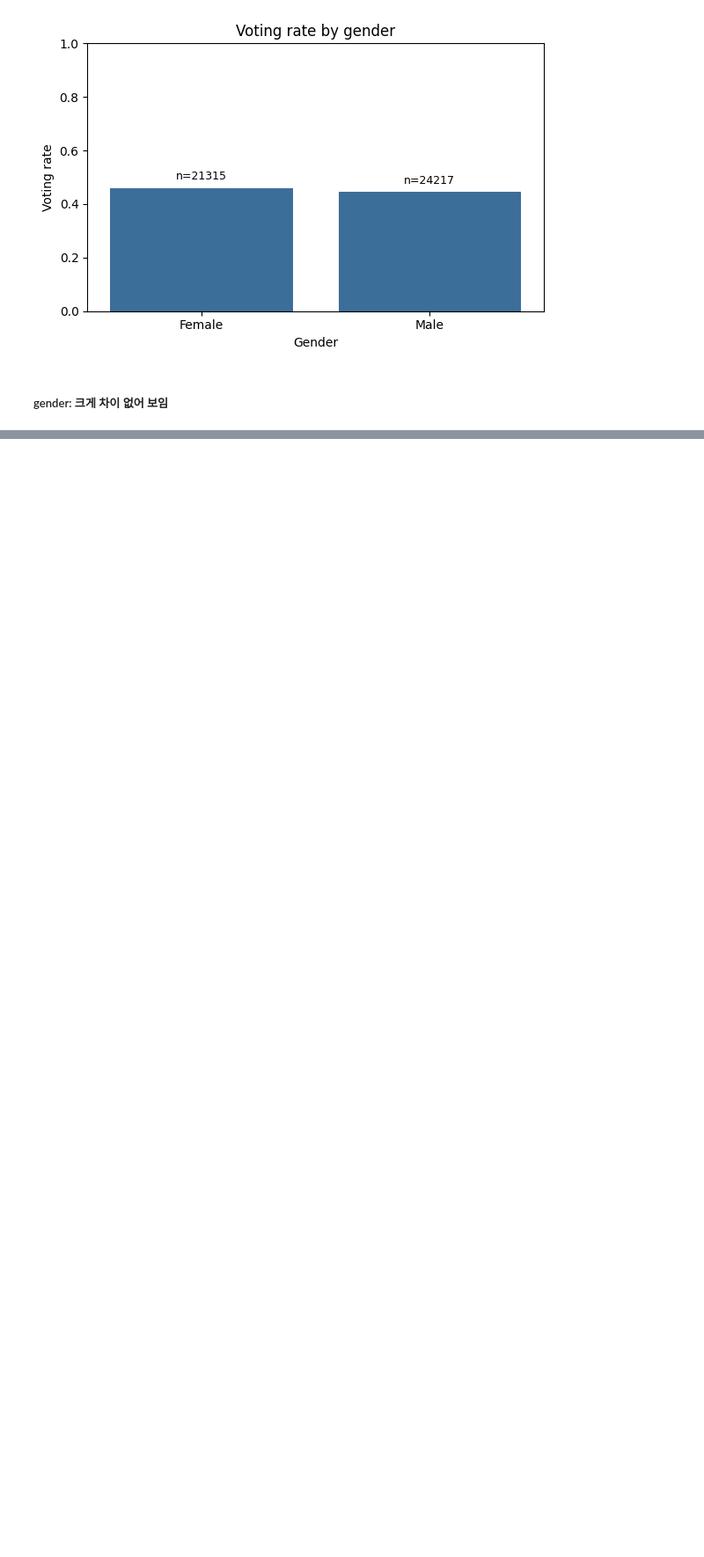
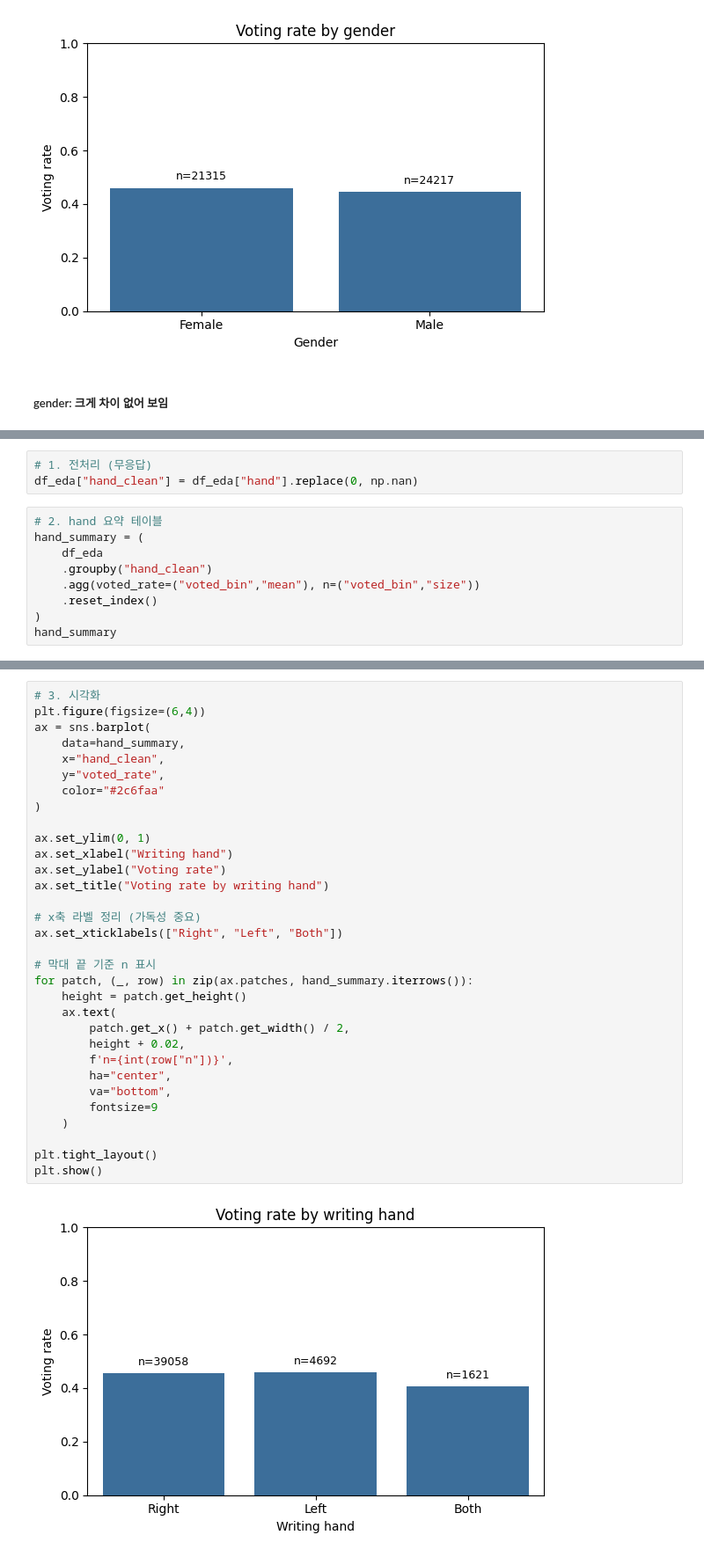
Before and after one commit to hyem1013/vote-AI, a Jupyter notebook: notebooks/hyemin/01_EDA.ipynb, the cells around one changed output, grey strips where cells are left out. Shown at 88% size. Cells and saved outputs as stored; diff of their text form; blank space fills up the shorter version.

```diff
--- a/notebooks/hyemin/01_EDA.ipynb
+++ b/notebooks/hyemin/01_EDA.ipynb
@@ -1012,0 +1016,12 @@ plt.show()
+# %%
+# 1. 전처리 (무응답)
+df_eda["hand_clean"] = df_eda["hand"].replace(0, np.nan)
+# %%
+# 2. hand 요약 테이블
+hand_summary = (
+    df_eda
+    .groupby("hand_clean")
+    .agg(voted_rate=("voted_bin","mean"), n=("voted_bin","size"))
+    .reset_index()
+)
+hand_summary
@@ -1012,0 +1033,34 @@ plt.show()
+# %%
+# 3. 시각화
+plt.figure(figsize=(6,4))
+ax = sns.barplot(
+    data=hand_summary,
+    x="hand_clean",
+    y="voted_rate",
+    color="#2c6faa"
+)
+
+ax.set_ylim(0, 1)
+ax.set_xlabel("Writing hand")
+ax.set_ylabel("Voting rate")
+ax.set_title("Voting rate by writing hand")
+
+# x축 라벨 정리 (가독성 중요)
+ax.set_xticklabels(["Right", "Left", "Both"])
+
+# 막대 끝 기준 n 표시
+for patch, (_, row) in zip(ax.patches, hand_summary.iterrows()):
+    height = patch.get_height()
+    ax.text(
+        patch.get_x() + patch.get_width() / 2,
+        height + 0.02,
+        f'n={int(row["n"])}',
+        ha="center",
+        va="bottom",
+        fontsize=9
+    )
+
+plt.tight_layout()
+plt.show()
+# %% [output]
+[figure, added]
```
Also changed, not shown: parts of 29 cells of this notebook, 1 other file.
